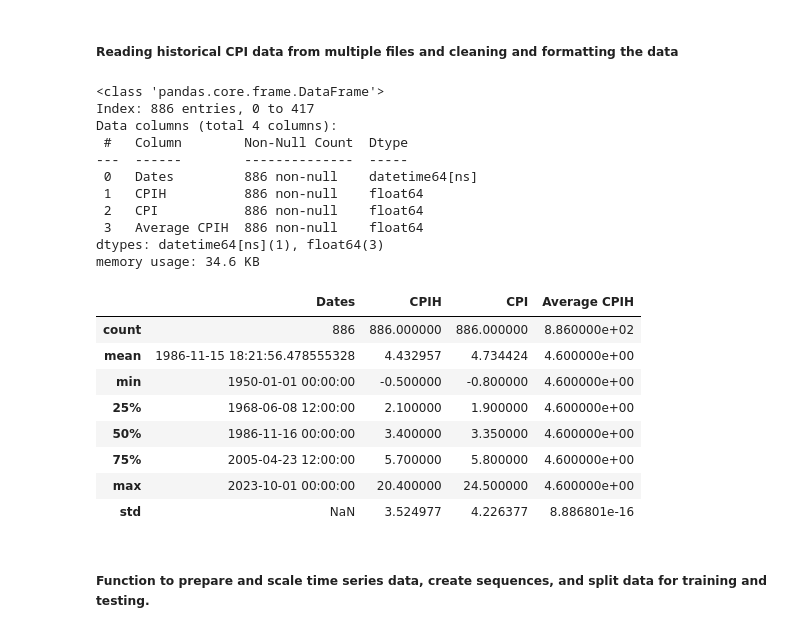
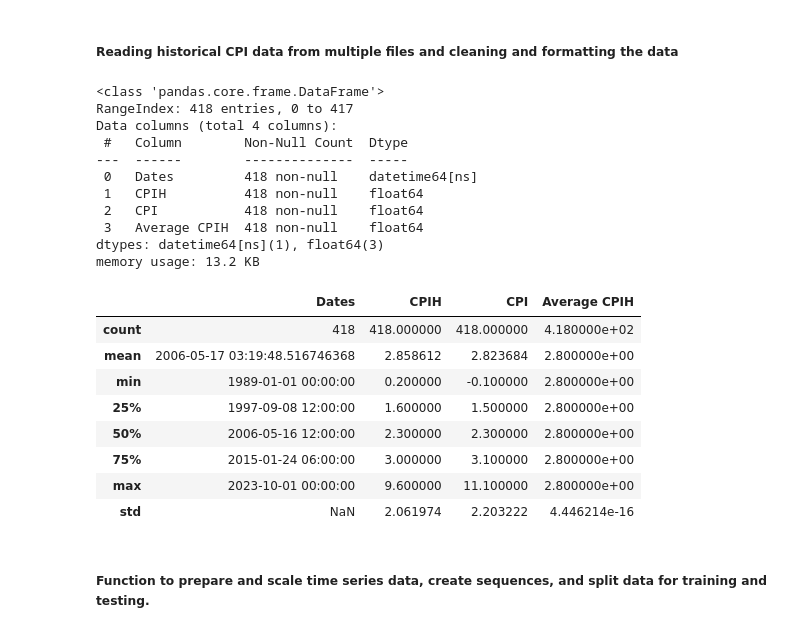
Before and after one commit to ganam93/uk_inflation_prediction, a Jupyter notebook: notebooks/lstm_model_notebooks/Optimized code.ipynb, the cells around one changed output. Drawn from its saved outputs; the diff is of its cells as text; code cells hidden in the pictures.

```diff
--- a/notebooks/lstm_model_notebooks/Optimized code.ipynb
+++ b/notebooks/lstm_model_notebooks/Optimized code.ipynb
@@ -42,45 +42,45 @@ def split_sequences(sequence, n_steps_in, n_steps_out):
 ##### Reading historical CPI data from multiple files and cleaning and formatting the data
 # %%
 # Reading CPI CPIH data from CSV file
-cpi_monthly_1950_1988 = pd.read_csv('../input_data/cpi_data_Jan1950_Dec1988.csv')
-cpi_monthly_1989_2023 = pd.read_csv('../input_data/cpi_data_Jan1989_Oct2023.csv')
+# cpi_monthly_1950_1988 = pd.read_csv('../input_data/cpi_data_Jan1950_Dec1988.csv')
+cpi_data = pd.read_csv('../input_data/cpi_data_Jan1989_Oct2023.csv')
 
 #Concatinaing  both the dataframes
-cpi_data = pd.concat([cpi_monthly_1950_1988, cpi_monthly_1989_2023], axis=0)
+# cpi_data = pd.concat([cpi_monthly_1950_1988, cpi_monthly_1989_2023], axis=0)
 
 # Calculating the Average CPIH from 1950 to 2023
 avglist = cpi_data[['CPI', 'CPIH']].mean(axis=0).tolist()
 average = round(sum(avglist)/len(avglist),1)
 cpi_data['Average CPIH'] = average
 
 # Converting the 'Dates' column in the cpi_data DataFrame to datetime format
 cpi_data['Dates'] = pd.to_datetime(cpi_data['Dates'])
 cpi_data.head()
 # Handling missing values
 cpi_data = cpi_data.dropna()
 cpi_data.info()
 cpi_data.describe()
 # %% [output]
 <class 'pandas.core.frame.DataFrame'>
-Index: 886 entries, 0 to 417
+RangeIndex: 418 entries, 0 to 417
 Data columns (total 4 columns):
  #   Column        Non-Null Count  Dtype
 ---  ------        --------------  -----
- 0   Dates         886 non-null    datetime64[ns]
- 1   CPIH          886 non-null    float64
- 2   CPI           886 non-null    float64
- 3   Average CPIH  886 non-null    float64
+ 0   Dates         418 non-null    datetime64[ns]
+ 1   CPIH          418 non-null    float64
+ 2   CPI           418 non-null    float64
+ 3   Average CPIH  418 non-null    float64
 dtypes: datetime64[ns](1), float64(3)
-memory usage: 34.6 KB
+memory usage: 13.2 KB
 |  | Dates | CPIH | CPI | Average CPIH |
-| count | 886 | 886.000000 | 886.000000 | 8.860000e+02 |
-| mean | 1986-11-15 18:21:56.478555328 | 4.432957 | 4.734424 | 4.600000e+00 |
-| min | 1950-01-01 00:00:00 | -0.500000 | -0.800000 | 4.600000e+00 |
-| 25% | 1968-06-08 12:00:00 | 2.100000 | 1.900000 | 4.600000e+00 |
-| 50% | 1986-11-16 00:00:00 | 3.400000 | 3.350000 | 4.600000e+00 |
-| 75% | 2005-04-23 12:00:00 | 5.700000 | 5.800000 | 4.600000e+00 |
-| max | 2023-10-01 00:00:00 | 20.400000 | 24.500000 | 4.600000e+00 |
-| std | NaN | 3.524977 | 4.226377 | 8.886801e-16 |
+| count | 418 | 418.000000 | 418.000000 | 4.180000e+02 |
+| mean | 2006-05-17 03:19:48.516746368 | 2.858612 | 2.823684 | 2.800000e+00 |
+| min | 1989-01-01 00:00:00 | 0.200000 | -0.100000 | 2.800000e+00 |
+| 25% | 1997-09-08 12:00:00 | 1.600000 | 1.500000 | 2.800000e+00 |
+| 50% | 2006-05-16 12:00:00 | 2.300000 | 2.300000 | 2.800000e+00 |
+| 75% | 2015-01-24 06:00:00 | 3.000000 | 3.100000 | 2.800000e+00 |
+| max | 2023-10-01 00:00:00 | 9.600000 | 11.100000 | 2.800000e+00 |
+| std | NaN | 2.061974 | 2.203222 | 4.446214e-16 |
 # %% [markdown]
 ##### Function to prepare and scale time series data, create sequences, and split data for training and testing.
 # %%
```
Also changed, not shown: parts of 10 cells of this notebook, 17 other files.
